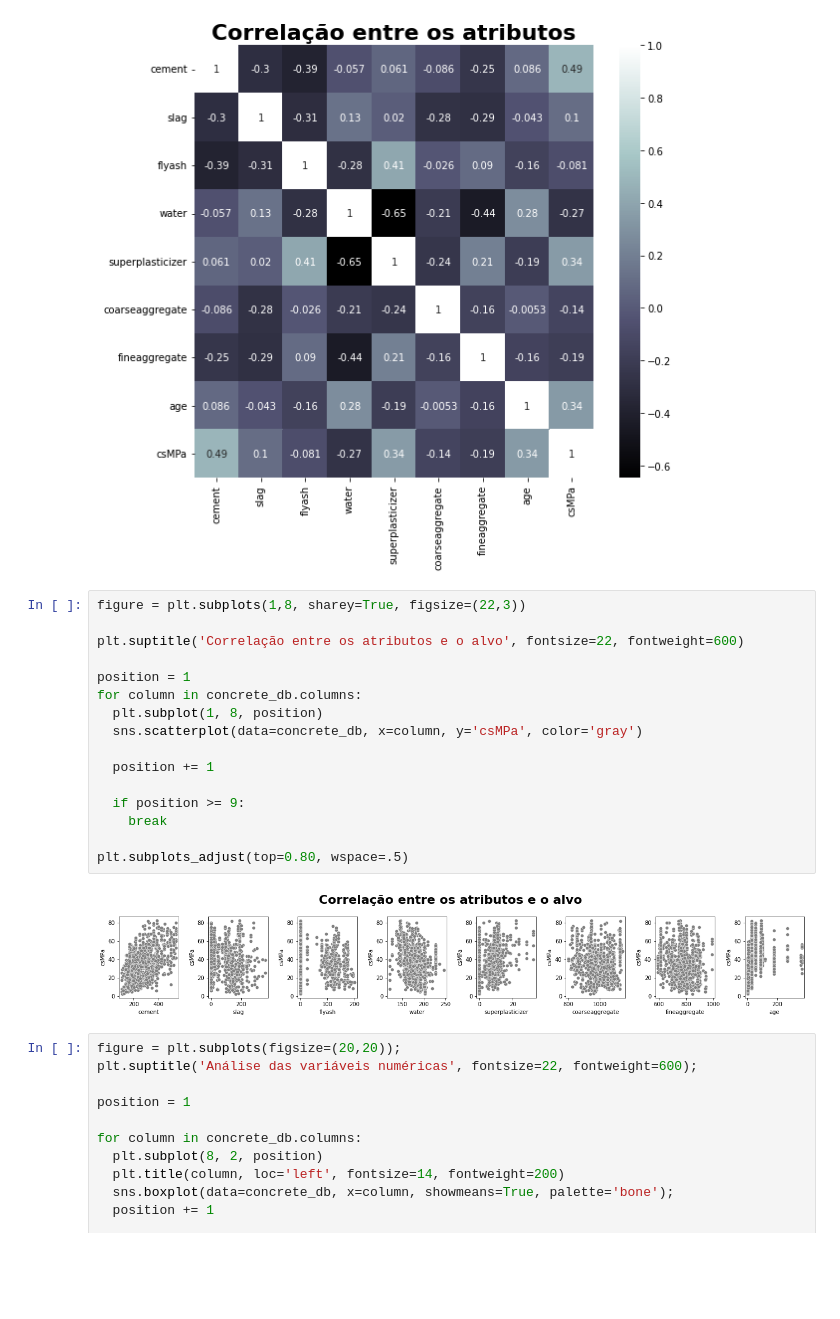
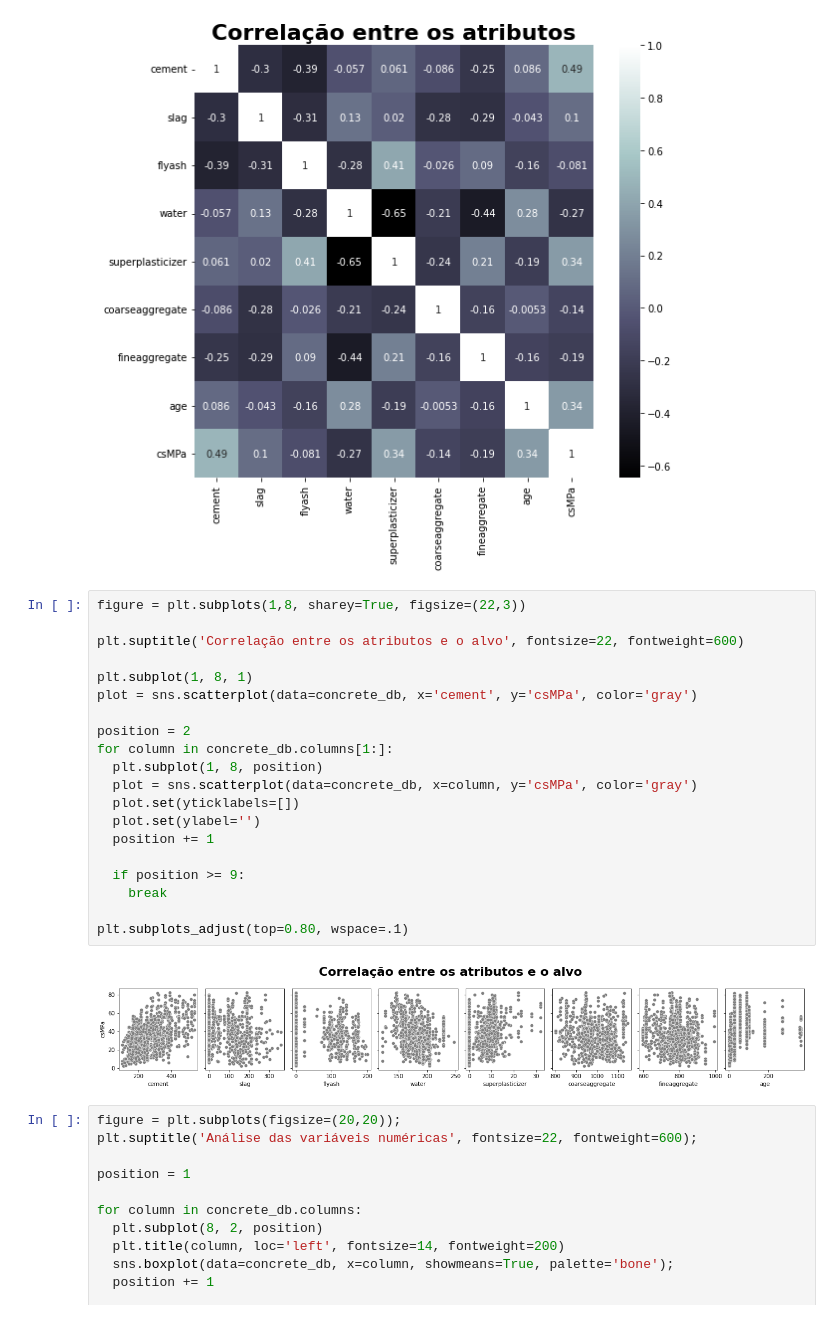
Before and after one commit to CezarMontenegro/concrete_strength_prediction, a Jupyter notebook: concrete_strength_prediction.ipynb, the cells around one changed output. Saved outputs shown, nothing was run; the diff lists cells and outputs as text; blank space fills up the shorter version.

Commit message:
Editando figures

```diff
--- a/concrete_strength_prediction.ipynb
+++ b/concrete_strength_prediction.ipynb
@@ -110,21 +110,25 @@ sns.heatmap(concrete_db.corr(), annot=True, cmap='bone');
 # %%
 figure = plt.subplots(1,8, sharey=True, figsize=(22,3))
 
 plt.suptitle('Correlação entre os atributos e o alvo', fontsize=22, fontweight=600)
 
-position = 1
-for column in concrete_db.columns:
+plt.subplot(1, 8, 1)
+plot = sns.scatterplot(data=concrete_db, x='cement', y='csMPa', color='gray')
+
+position = 2
+for column in concrete_db.columns[1:]:
   plt.subplot(1, 8, position)
-  sns.scatterplot(data=concrete_db, x=column, y='csMPa', color='gray')
-
+  plot = sns.scatterplot(data=concrete_db, x=column, y='csMPa', color='gray')
+  plot.set(yticklabels=[])
+  plot.set(ylabel='')
   position += 1
 
   if position >= 9:
     break
 
-plt.subplots_adjust(top=0.80, wspace=.5)
+plt.subplots_adjust(top=0.80, wspace=.1)
 # %% [output]
-[figure, old version]
+[figure, new version]
 # %%
 figure = plt.subplots(figsize=(20,20));
 plt.suptitle('Análise das variáveis numéricas', fontsize=22, fontweight=600);
```
Also changed, not shown: parts of 3 cells of this notebook.
